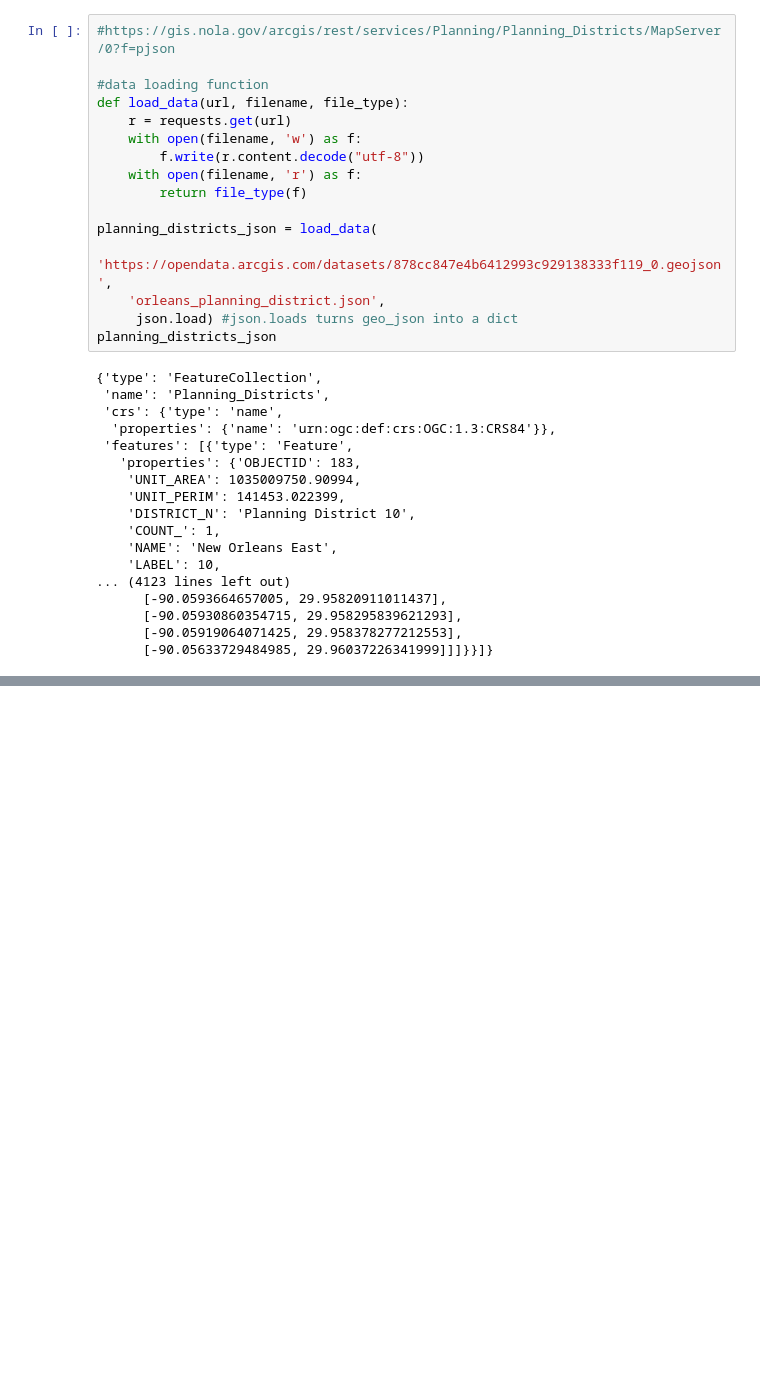
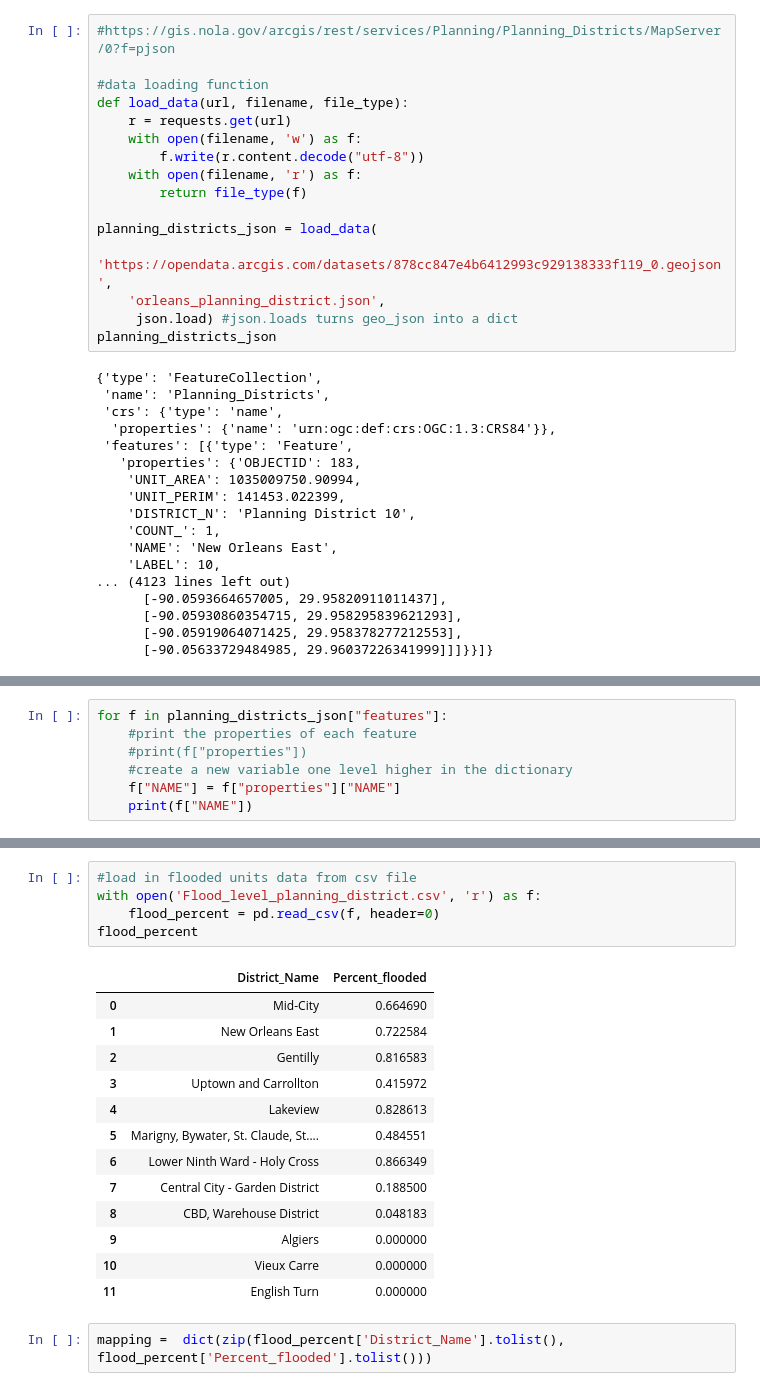
Before and after one commit to cskalla/comp490, a Jupyter notebook: sphinx/Planning Districts.ipynb, the cells around one changed output, grey strips where cells are left out. Saved outputs shown, nothing was run; the diff lists cells and outputs as text; blank space fills up the shorter version.

```diff
--- a/sphinx/Planning Districts.ipynb
+++ b/sphinx/Planning Districts.ipynb
@@ -219,0 +52,7 @@ Map(bottom=216590.0, center=[29.9511, -90.0715], controls=(ZoomControl(options=[
+# %%
+for f in planning_districts_json["features"]:
+    #print the properties of each feature
+    #print(f["properties"])
+    #create a new variable one level higher in the dictionary
+    f["NAME"] = f["properties"]["NAME"]
+    print(f["NAME"])
@@ -219,0 +74,21 @@ Map(bottom=216590.0, center=[29.9511, -90.0715], controls=(ZoomControl(options=[
+# %%
+#load in flooded units data from csv file
+with open('Flood_level_planning_district.csv', 'r') as f:
+    flood_percent = pd.read_csv(f, header=0)
+flood_percent
+# %% [output]
+|  | District_Name | Percent_flooded |
+| 0 | Mid-City | 0.664690 |
+| 1 | New Orleans East | 0.722584 |
+| 2 | Gentilly | 0.816583 |
+| 3 | Uptown and Carrollton | 0.415972 |
+| 4 | Lakeview | 0.828613 |
+| 5 | Marigny, Bywater, St. Claude, St.... | 0.484551 |
+| 6 | Lower Ninth Ward - Holy Cross | 0.866349 |
+| 7 | Central City - Garden District | 0.188500 |
+| 8 | CBD, Warehouse District | 0.048183 |
+| 9 | Algiers | 0.000000 |
+| 10 | Vieux Carre | 0.000000 |
+| 11 | English Turn | 0.000000 |
+# %%
+mapping =  dict(zip(flood_percent['District_Name'].tolist(), flood_percent['Percent_flooded'].tolist()))
```
Also changed, not shown: parts of 6 cells of this notebook, 4 other files.
